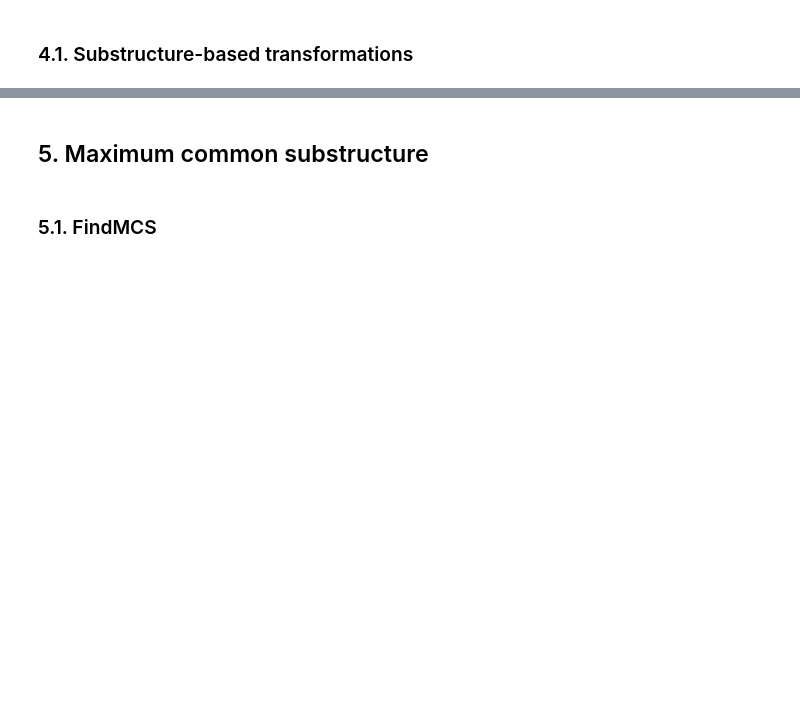
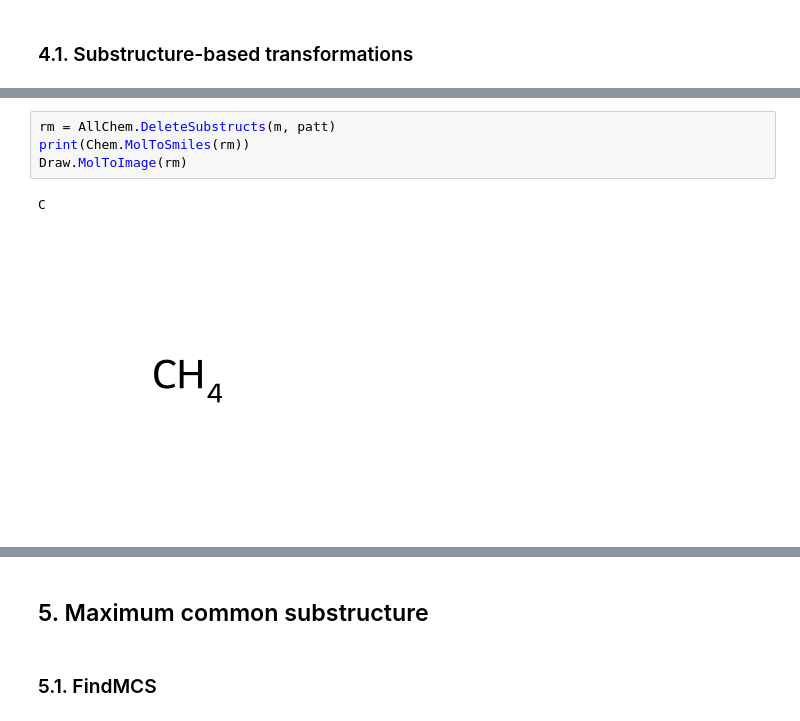
Before and after one commit to wehs7661/demos_hub, a Jupyter notebook: notebooks/RDKit.ipynb, the cells around one changed output, grey strips where cells are left out. Drawn from its saved outputs; the diff is of its cells as text; blank space fills up the shorter version.

```diff
--- a/notebooks/RDKit.ipynb
+++ b/notebooks/RDKit.ipynb
@@ -773,0 +860,7 @@ There might have been a bug in the option `returnPNG` in `Draw.MolsToGridImage()
+# %%
+rm = AllChem.DeleteSubstructs(m, patt)
+print(Chem.MolToSmiles(rm))
+Draw.MolToImage(rm)
+# %% [output]
+C
+[figure, added]
```
Also changed, not shown: parts of 56 cells of this notebook, 1 other file.
